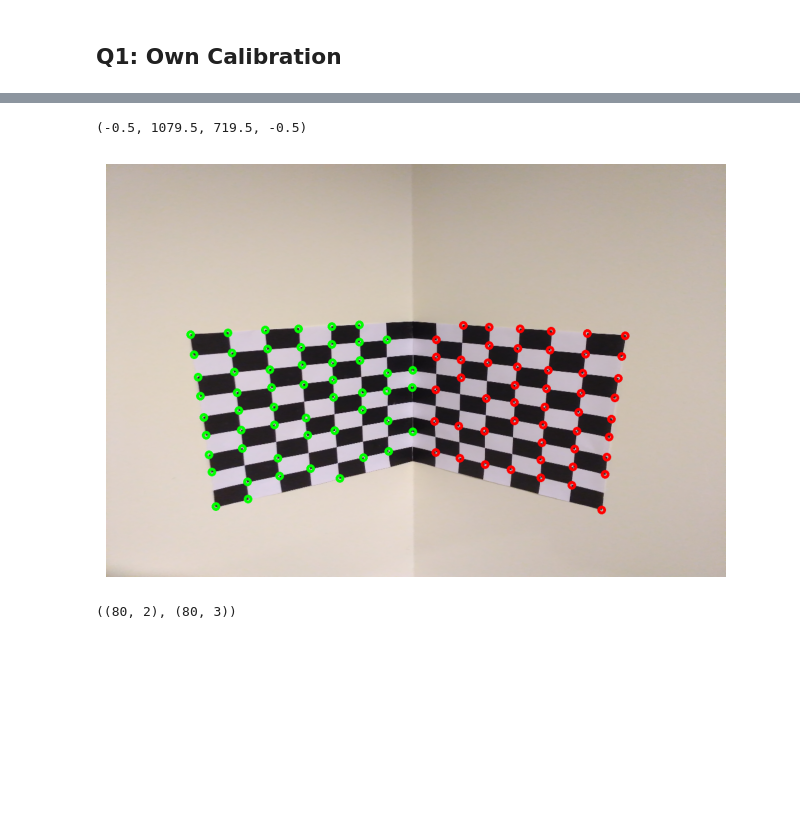
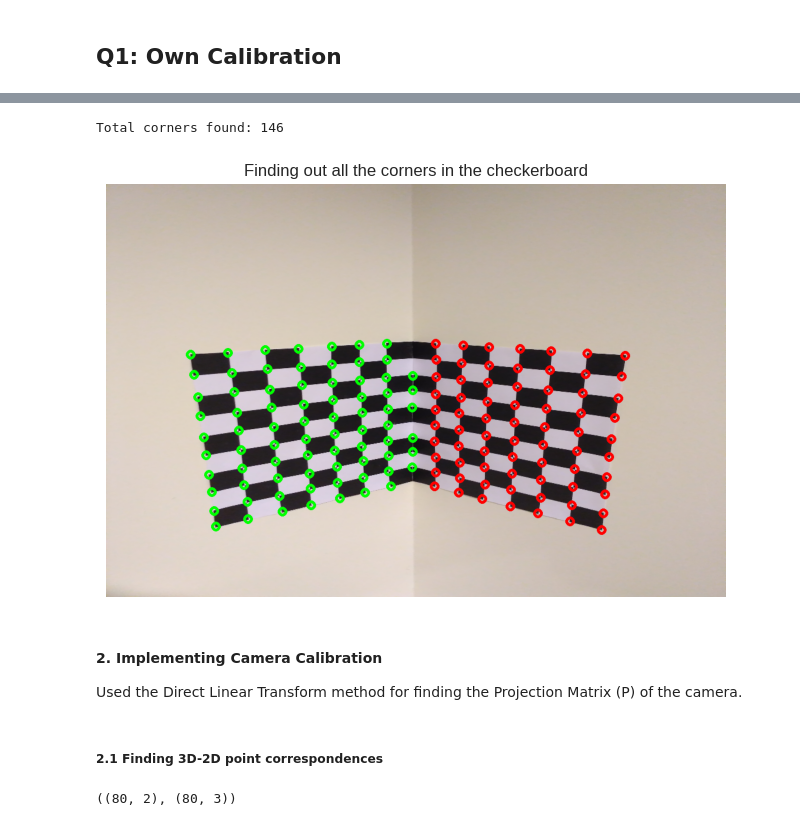
Before and after one commit to FaizalKarim280280/CV-Spring-2024, a Jupyter notebook: A1/main.ipynb, the cells around one changed output, grey strips where cells are left out. Drawn from its saved outputs; the diff is of its cells as text; code cells hidden in the pictures; blank space fills up the shorter version.

```diff
--- a/A1/main.ipynb
+++ b/A1/main.ipynb
@@ -27,23 +38,24 @@ plt.axis('off')
 # %%
-corners = cv2.goodFeaturesToTrack(img_gray, maxCorners=200, qualityLevel=0.4,  minDistance=30)
+corners = cv2.goodFeaturesToTrack(img_gray, maxCorners=200, qualityLevel=0.15,  minDistance=10)
 corners = np.intp(corners).reshape(-1, 2)
 img_corners = img.copy()
 points_3d = []
 
 for corner in corners:
-    if corner[0] <= 540:
-        points_3d.append([corner[0], corner[1], 0])
-    else:
-        points_3d.append([540, corner[1], -(corner[0] - 540)])
+    points_3d.append([corner[0], corner[1], 0] if corner[0] <= 540 else
+                     [540, corner[1], -corner[0] + 540])
     color = (255, 0, 0) if corner[0] >= 540 else (0, 255, 0)
-    img_corners = cv2.circle(img_corners, (int(corner[0]), int(corner[1])), 5, color, 4)
+    img_corners = cv2.circle(img_corners, (int(corner[0]), int(corner[1])), 6, color, 4)
 
 
 plt.imshow(img_corners)
+plt.title("Finding out all the corners in the checkerboard")
 plt.axis('off')
+
+print(f"Total corners found: {len(corners)}")
 # %% [output]
-(-0.5, 1079.5, 719.5, -0.5)
+Total corners found: 146
-[figure, old version]
+[figure, new version]
 # %%
 
 # 299, 513 -> 4, 16, 0
@@ -114,6 +126,11 @@ plt.axis('off')
 # points_3d = np.hstack((points_3d, np.ones((len(points_3d), 1)))) @ T_3d.T
 
 # points_2d, points_3d = points_2d[:, :-1], points_3d[:, :-1]
+# %% [markdown]
+#### 2. Implementing Camera Calibration
+Used the Direct Linear Transform method for finding the Projection Matrix (P) of the camera.
+# %% [markdown]
+##### 2.1 Finding 3D-2D point correspondences
 # %%
 
 def get_correspondences(img, first_half=True):
```
Also changed, not shown: parts of 12 cells of this notebook.
